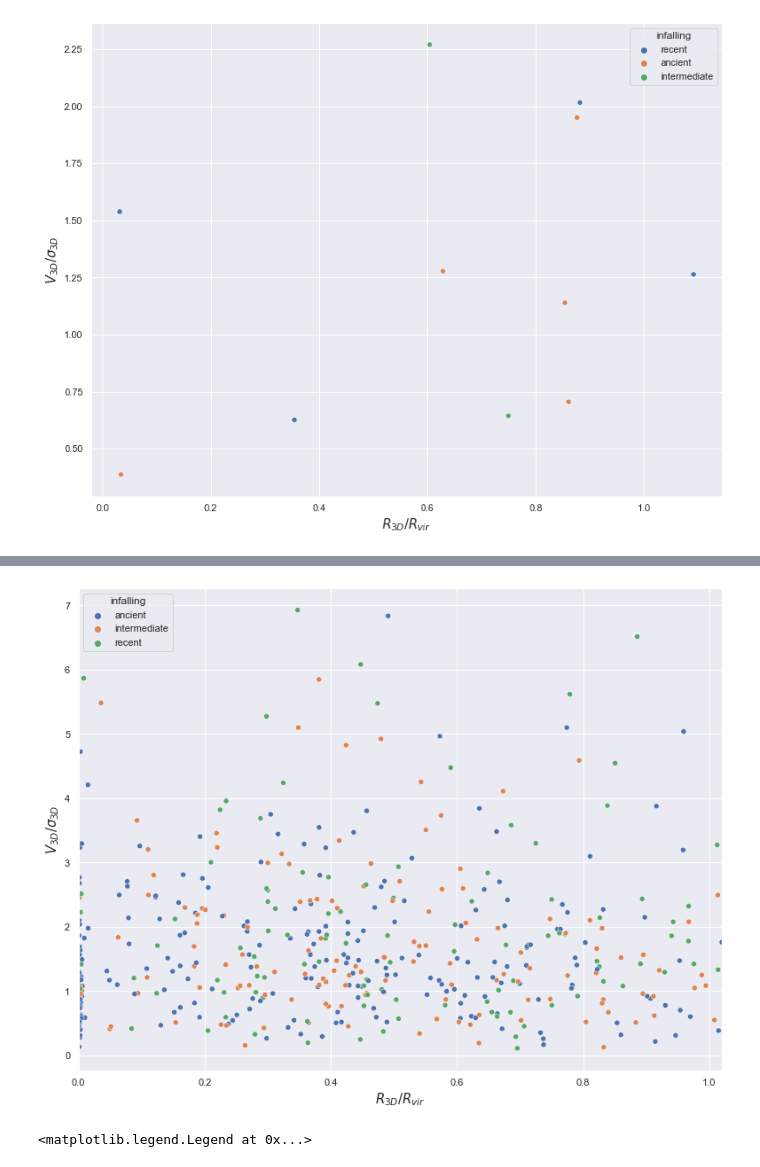
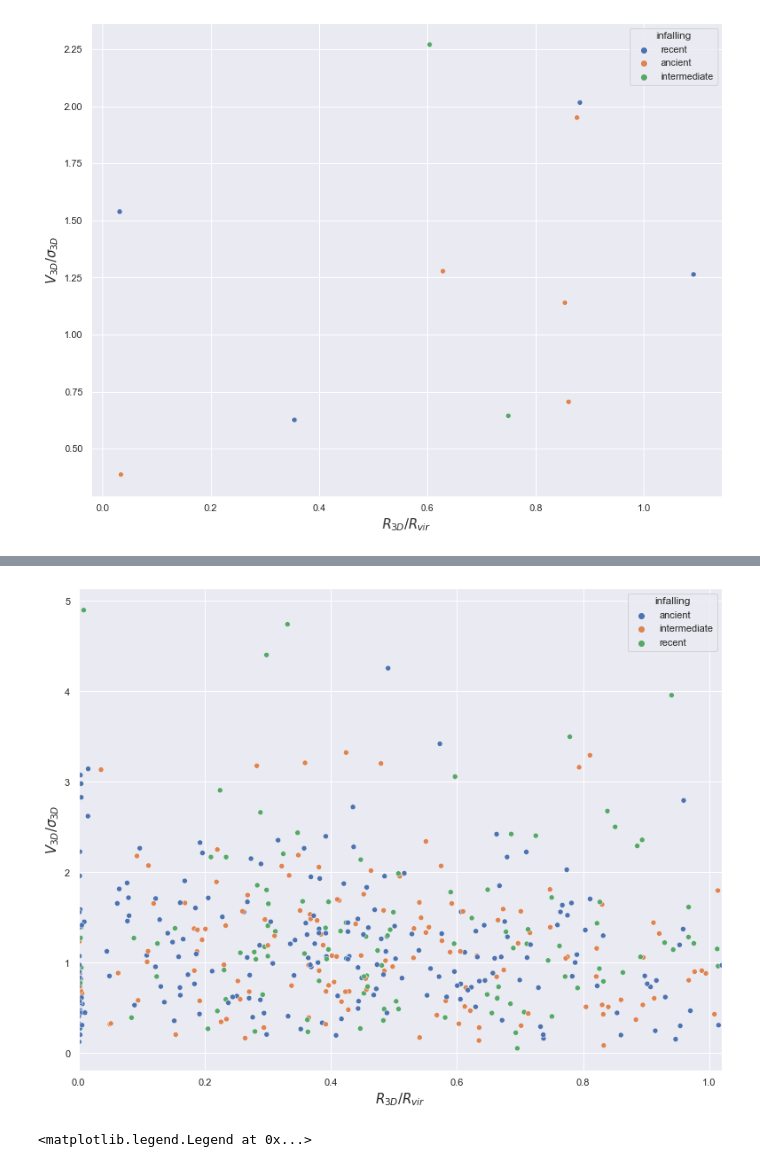
Before and after one commit to halehhajizadeh/Galaxy-Clusters, a Jupyter notebook: visualizing_data.ipynb, the cells around one changed output, grey strips where cells are left out. Drawn from its saved outputs; the diff is of its cells as text; code cells hidden in the pictures.

```diff
--- a/visualizing_data.ipynb
+++ b/visualizing_data.ipynb
@@ -127,6 +135,11 @@ SIV  = dataset[dataset['category'] == 'S-IV']
 # SII = SII[SII['offset']<=1]
 # SIII = SIII[SIII['offset']<=1]
 # SIV = SIV[SIV['offset']<=1]
+# %%
+SI = SI[SI['z']<=1]
+SII = SII[SII['offset']<=1]
+SIII = SIII[SIII['offset']<=1]
+SIV = SIV[SIV['offset']<=1]
 # %%
 SI.head()
 # %% [output]
@@ -144,19 +172,20 @@ S = pd.concat(frames)
 # %%
 x = SI['offset']
-y = SI['vel_vz']/SI['sigma_vz']
+y = SI['vel_vz']/SI['sigmaz']
 
 # colors = {'first':"blue", 'recent':"green", 'intermediate':"orange", 'ancient':"red"}
 
 df = pd.DataFrame(dict(x = x, y = y, infalling = SI['infalling']))
 sns.set(rc = {'figure.figsize':(13,10)})
 ax = sns.scatterplot('x', 'y', data=df, hue='infalling')
 ax.set_xlabel("$R_{3D} / R_{vir}$", fontsize = 15)
 ax.set_ylabel("$V_{3D} / \sigma_{3D}$", fontsize = 15)
 ax.set_xlim(0,1.02)
+# ax.set_ylim(0,3)
 
 plt.show()
 # %% [output]
-[figure, old version]
+[figure, new version]
 # %%
 SI = dataset[dataset['category'] == 'S-I']
 SII = dataset[dataset['category'] == 'S-II']
```
Also changed, not shown: parts of 6 cells of this notebook.
